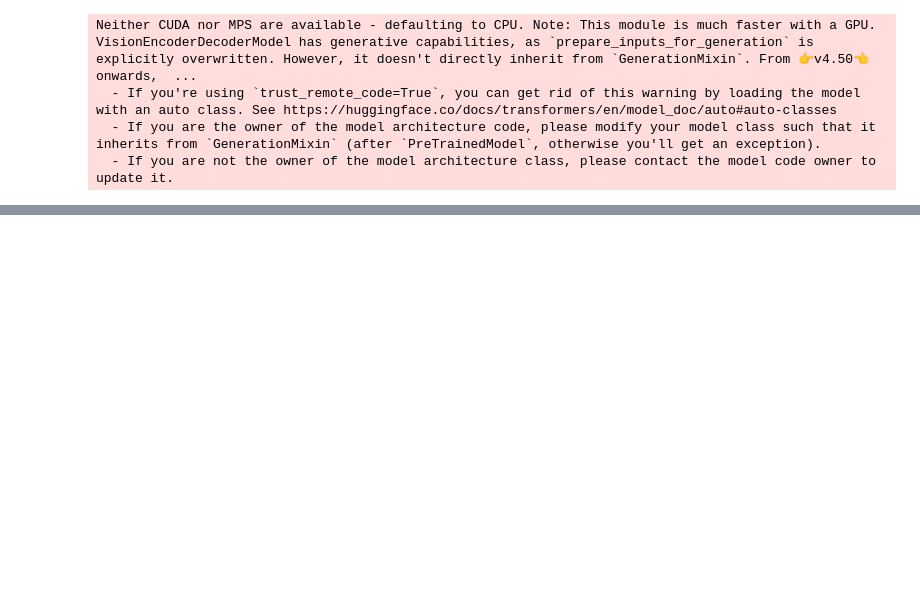
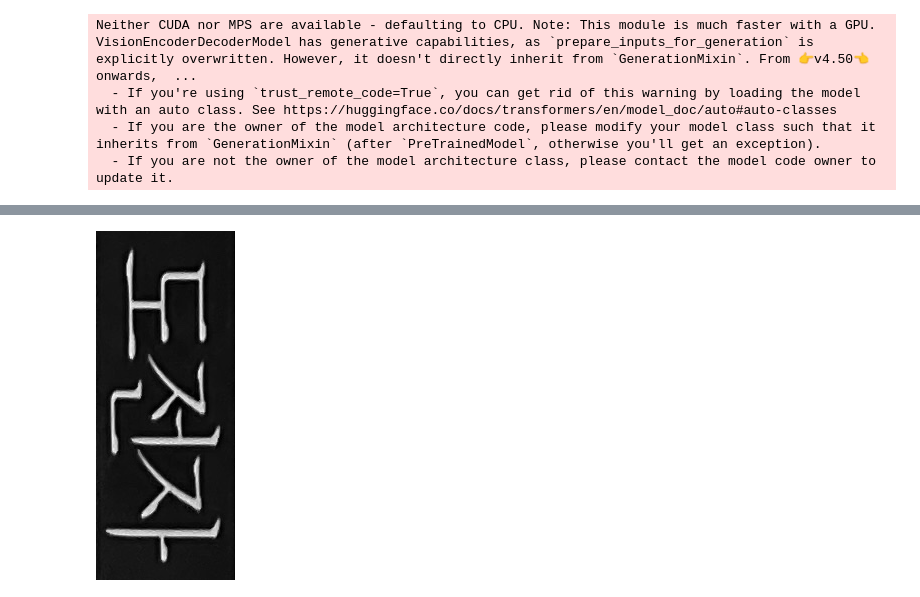
Before and after one commit to chaekcheck/chaekchecklab, a Jupyter notebook: OCR/main.ipynb, the cells around one changed output, grey strips where cells are left out. Saved outputs shown, nothing was run; the diff lists cells and outputs as text; code cells hidden in the pictures; blank space fills up the shorter version.

```diff
--- a/OCR/main.ipynb
+++ b/OCR/main.ipynb
@@ -132,0 +154,2 @@ results
+# %%
+tb_list, rt_tb_list = td.crop_all(cropped_img_list[-4])
@@ -133 +158,6 @@ results
+# %%
+tb_list[0][0]
+# ImageOps.invert(tb_list[0][0])
+# %% [output]
+[figure, added]
 # %%
```
Also changed, not shown: parts of 60 cells of this notebook, 1 other file.
